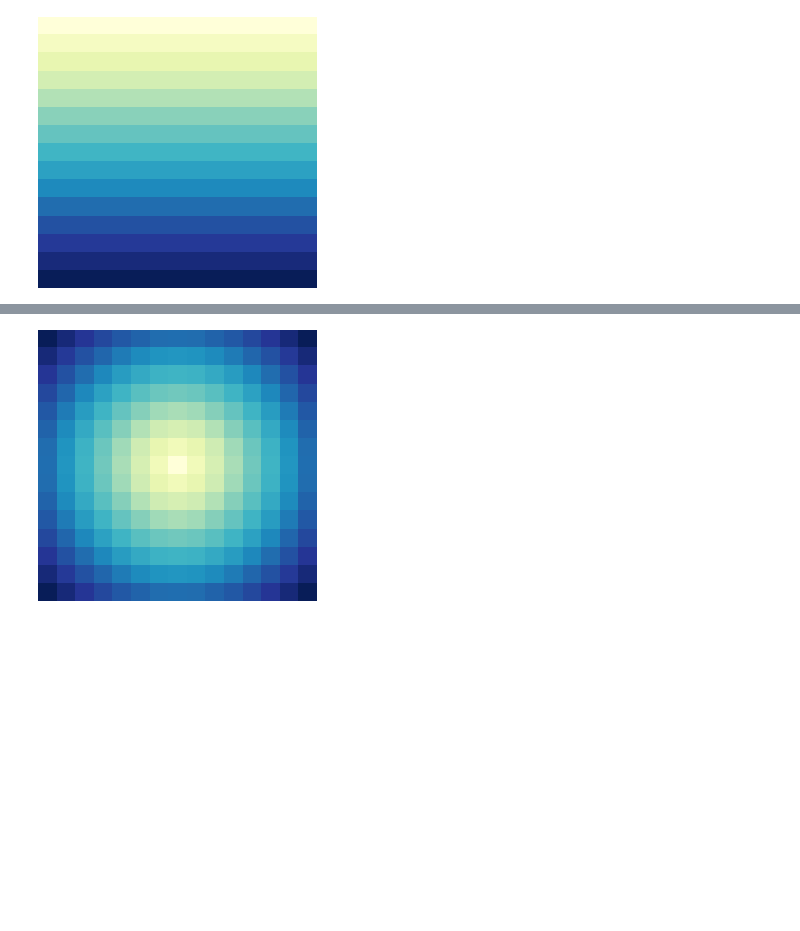
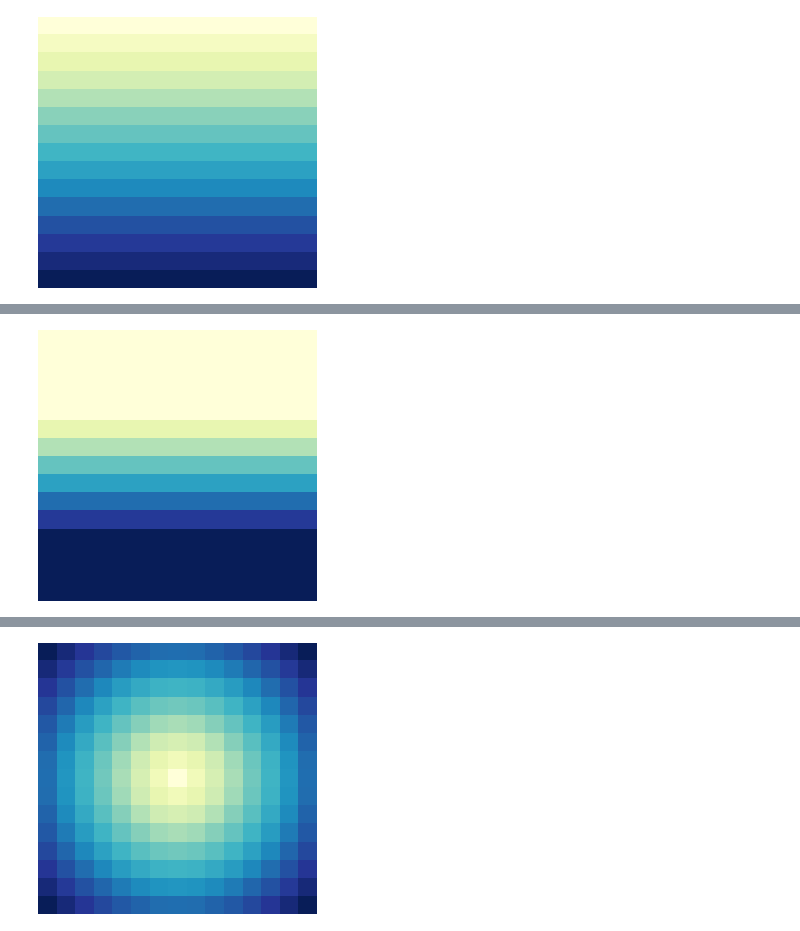
Before and after one commit to kolibril13/plywood-gallery-2D-array, a Jupyter notebook: gallery.ipynb, the cells around one changed output, grey strips where cells are left out. Cells and saved outputs as stored; diff of their text form; code cells hidden in the pictures; blank space fills up the shorter version.

```diff
--- a/gallery.ipynb
+++ b/gallery.ipynb
@@ -114,6 +110,6 @@ disp(xx)
 # %%
-%%capture_png $cell_normalX -p MeshGrid.png
-x = np.linspace(0, 15, 15)
-y = np.linspace(0, 15, 15)
-xx, yy = np.meshgrid(x, y, sparse=False)
-disp(yy)
+# %%capture_png $cell_normalX -p MeshGrid.png
+# x = np.linspace(0, 15, 15)
+# y = np.linspace(0, 15, 15)
+# xx, yy = np.meshgrid(x, y, sparse=False)
+# disp(yy)
@@ -122,9 +115,0 @@ disp(yy)
-# %%
-%%capture_png $cell_normalX -p GradientShift.png
-pixX = 15; pixY =15
-x = np.arange(-pixX // 2, pixX // 2)
-y = np.arange(-pixY // 2, pixY // 2)
-xx, yy = np.meshgrid(x, y, sparse=False)
-array = xx + yy
-array[array <= 0] = 0
-disp(array)
@@ -143,0 +132,16 @@ disp(array)
+# %%
+%%capture_png $cell_normalX -p StepFunction.png
+# linear_step fromfunction with transition
+def linear_step_func(x, x0, x1):
+    y = np.piecewise(
+        x,
+        [x < x0, (x >= x0) & (x <= x1), x > x1],
+        [0.0, lambda x: x / (x1 - x0) + x0 / (x0 - x1), 1.0],
+    )
+    return y
+
+
+array = np.fromfunction(lambda i, j: linear_step_func(i, 4, 11), (15, 15))
+disp(array, sep=".1f")
+# %% [output]
+[figure, added]
```
Also changed, not shown: parts of 9 cells of this notebook, 26 other files.
